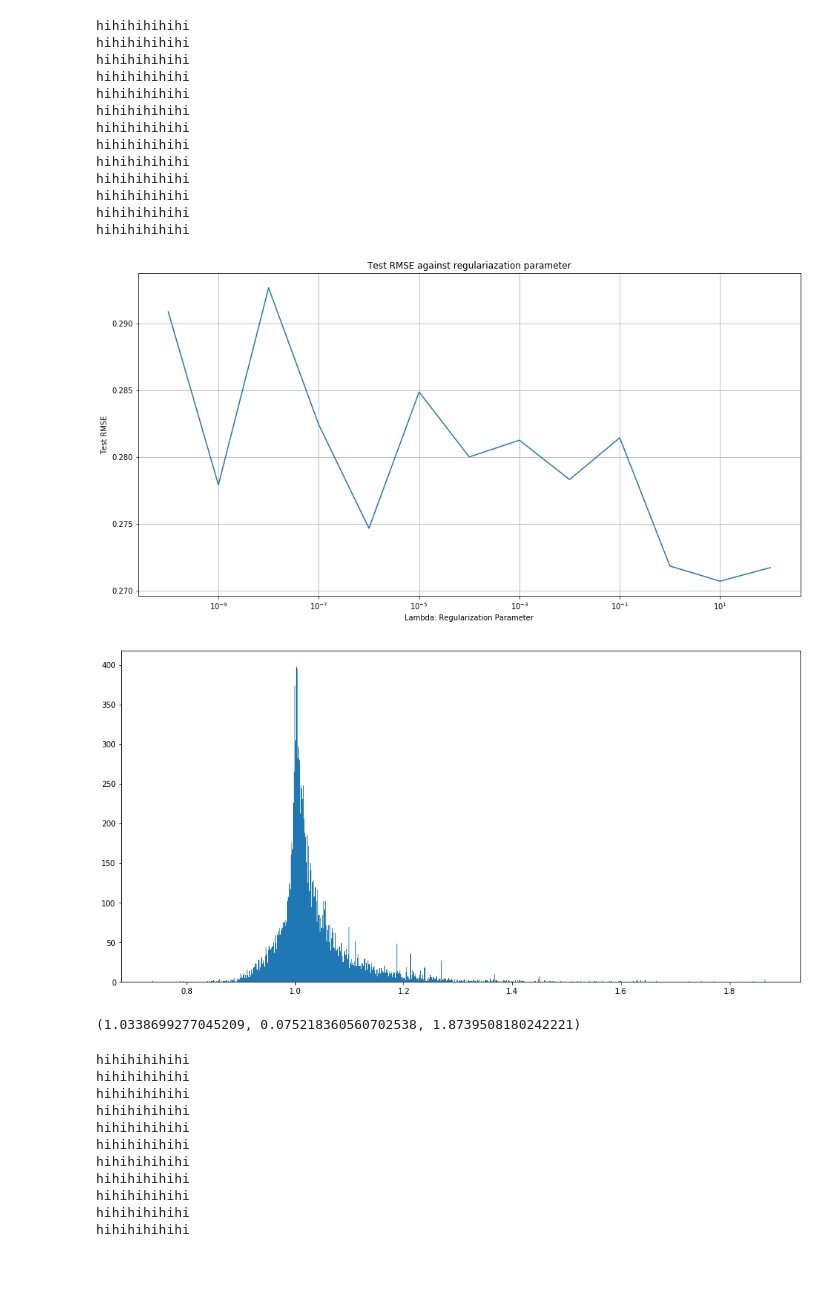
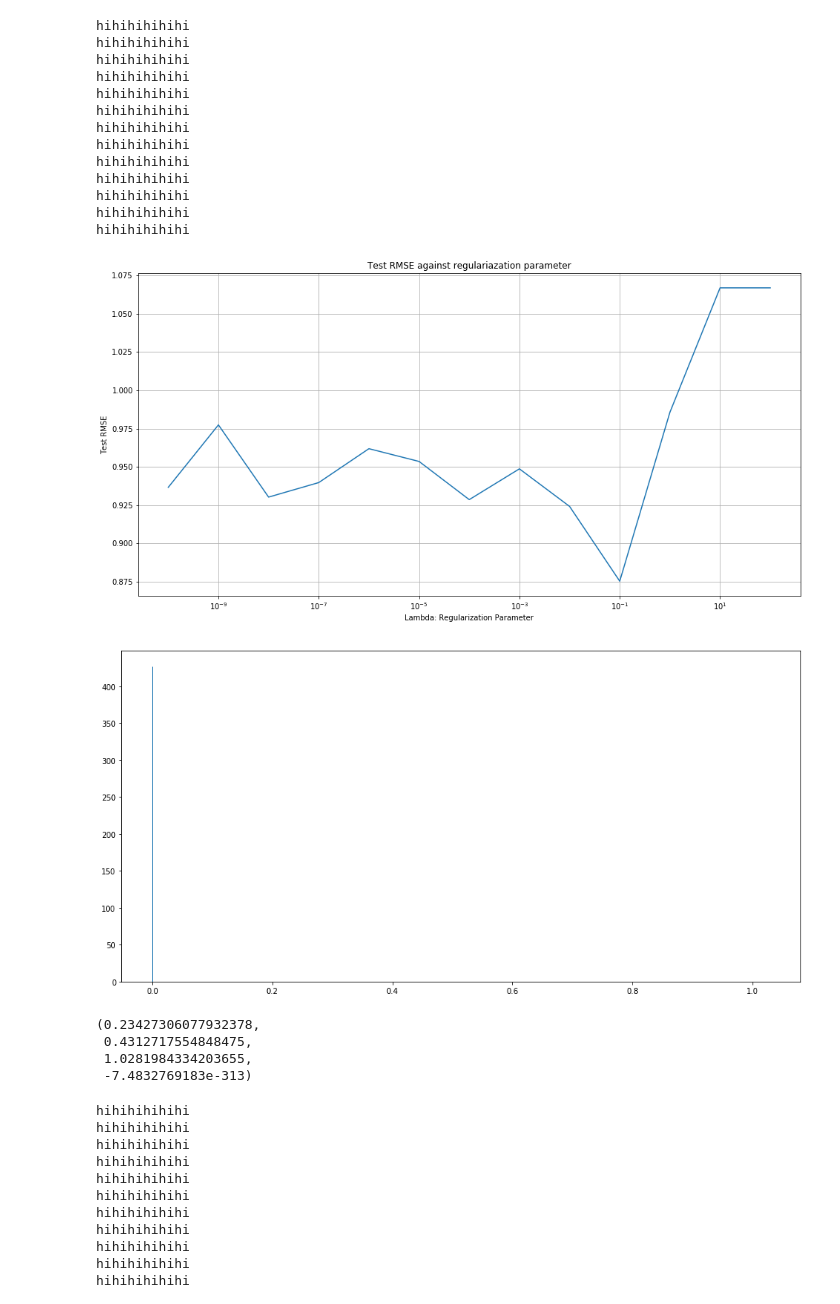
Before and after one commit to jpatrickpark/1003-project, a Jupyter notebook: notebooks/recommendationaccuracy.ipynb, the cells around one changed output. Drawn from its saved outputs; the diff is of its cells as text; code cells hidden in the pictures; blank space fills up the shorter version.

```diff
--- a/notebooks/recommendationaccuracy.ipynb
+++ b/notebooks/recommendationaccuracy.ipynb
@@ -123,6 +132,7 @@ def precision_recall_at_k(est_mat, items_in_trainset_of_users_in_testset, true_r
 # %%
 random_dict = preprocess.create_random_subset_user_paper_data(size= 4000,debug=True)
 trainset, testset = preprocess.user_paper_train_test_split(random_dict, test_size = .15)
+rating_scale = (1,11)
 trainset = preprocess.create_surprise_user_paper_data(trainset, rating_scale).build_full_trainset()
 testset = preprocess.create_surprise_user_paper_data(testset, rating_scale).build_full_trainset().build_testset()
 # %%
@@ -287,6 +297,7 @@ plt.savefig('f1scoresvdfalse.eps',format='eps')
 # %%
 random_dict = preprocess.create_random_subset_user_paper_data(size= 4000,debug=True)
 trainset, testset = preprocess.user_paper_train_test_split(random_dict, test_size = .15)
+rating_scale = (1,11)
 trainset = preprocess.create_surprise_user_paper_data(trainset, rating_scale).build_full_trainset()
 testset = preprocess.create_surprise_user_paper_data(testset, rating_scale).build_full_trainset().build_testset()
 # %%
@@ -458,6 +469,7 @@ plt.title('F1-Score for varying thresholds')
 # %%
 random_dict = preprocess.create_random_subset_user_paper_data(size= 4000,debug=True)
 trainset, testset = preprocess.user_paper_train_test_split(random_dict, test_size = .15)
+rating_scale = (1,11)
 trainset = preprocess.create_surprise_user_paper_data(trainset, rating_scale).build_full_trainset()
 testset = preprocess.create_surprise_user_paper_data(testset, rating_scale).build_full_trainset().build_testset()
 # %%
@@ -466,7 +478,7 @@ lambdas = 10.0**np.arange(-10,3)
 test_loss_possible_rmse = np.zeros(len(lambdas))
 
 for i in range(len(lambdas)):
-    algo = SVDpp(n_epochs = 300,reg_all=lambdas[i])
+    algo = SVDpp(n_epochs = 300,reg_all=lambdas[i],biased=False)
     algo.fit(trainset)
     predictions = algo.test(testset, clip=False)
     possible_predictions = [predictions[idx] for idx in range(len(predictions)) if predictions[idx].details['was_impossible']==False]
@@ -492,26 +504,29 @@ plt.xlabel('Lambda: Regularization Parameter')
 plt.ylabel('Test RMSE')
 plt.grid()
 plt.savefig('svdpptestrmselambda.eps',format='eps')
-# best lambda = 10
+# best lambda = 10^-1
 # %% [output]
-[figure, old version]
+[figure, new version]
 # %%
 #Estimation distribution
 """
 Estimation is a gaussian distribution.
 Below is a histogram of estimations.
 """
 estimations = []
 for idx in range(len(predictions)):
     estimations.append(predictions[idx].est)
 
 plt.hist(estimations,bins=1000)
 plt.show()
 
-np.mean(estimations),np.std(estimations),max(estimations)
+np.mean(estimations),np.std(estimations),max(estimations),min(estimations)
 # %% [output]
-[figure, old version]
+[figure, new version]
-(1.0338699277045209, 0.075218360560702538, 1.8739508180242221)
+(0.23427306077932378,
+ 0.4312717554848475,
+ 1.0281984334203655,
+ -7.4832769183e-313)
 # %%
 # hyperparameter search 2: test rmse against rank
 nnn_factors = np.linspace(10,150,15)
```
Also changed, not shown: parts of 11 cells of this notebook.
